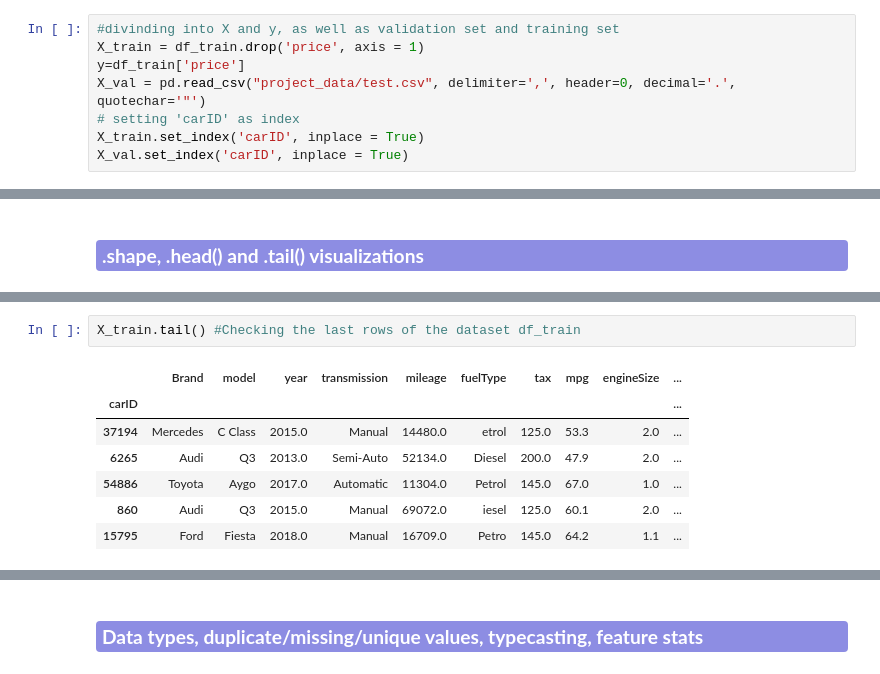
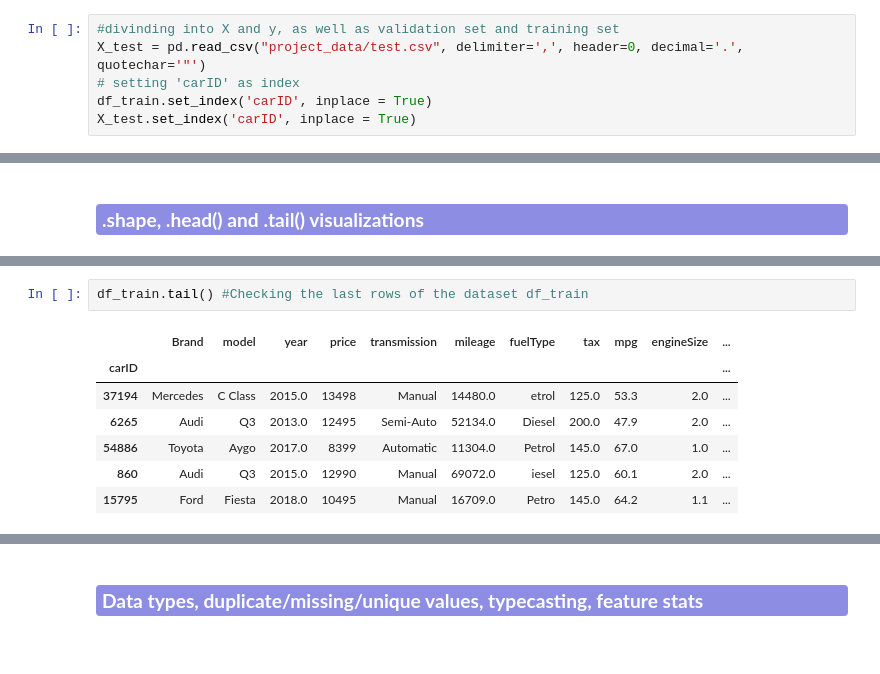
Before and after one commit to Filipesteves974/Machine-Learning-project, a Jupyter notebook: final.ipynb, the cells around one changed output, grey strips where cells are left out. Cells and saved outputs as stored; diff of their text form.

```diff
--- a/final.ipynb
+++ b/final.ipynb
@@ -59,12 +59,10 @@ np.random.seed(RSEED)
 df_train = pd.read_csv("project_data/train.csv", delimiter=',', header=0, decimal='.', quotechar='"')
 # %%
 #divinding into X and y, as well as validation set and training set
-X_train = df_train.drop('price', axis = 1)
-y=df_train['price']
-X_val = pd.read_csv("project_data/test.csv", delimiter=',', header=0, decimal='.', quotechar='"')
+X_test = pd.read_csv("project_data/test.csv", delimiter=',', header=0, decimal='.', quotechar='"')
 # setting 'carID' as index
-X_train.set_index('carID', inplace = True)
-X_val.set_index('carID', inplace = True)
+df_train.set_index('carID', inplace = True)
+X_test.set_index('carID', inplace = True)
 # %% [markdown]
 <h2 style="background-color:#E6A3D6; color:white; padding:3px 6px; border-radius:4px; font-weight:bold;">
 1. Data Pre-processing and Cleaning
@@ -98,13 +96,13 @@ X_val.head() #Checking the first rows of the dataset X_val
 | 100174 | Opel | Grandland X | 2019.000000 | Manual | 5533.000000 | Petrol | 145.0 | 44.1 | 1.2 | ... |
 | 81376 | BMW | 1 Series | 2019.000000 | Semi-Auto | 9058.000000 | Diesel | 150.0 | 51.4 | 2.0 | ... |
 # %%
-X_train.tail() #Checking the last rows of the dataset df_train
+df_train.tail() #Checking the last rows of the dataset df_train
 # %% [output]
-|  | Brand | model | year | transmission | mileage | fuelType | tax | mpg | engineSize | ... |
-| carID |  |  |  |  |  |  |  |  |  | ... |
-| 37194 | Mercedes | C Class | 2015.0 | Manual | 14480.0 | etrol | 125.0 | 53.3 | 2.0 | ... |
-| 6265 | Audi | Q3 | 2013.0 | Semi-Auto | 52134.0 | Diesel | 200.0 | 47.9 | 2.0 | ... |
-| 54886 | Toyota | Aygo | 2017.0 | Automatic | 11304.0 | Petrol | 145.0 | 67.0 | 1.0 | ... |
-| 860 | Audi | Q3 | 2015.0 | Manual | 69072.0 | iesel | 125.0 | 60.1 | 2.0 | ... |
-| 15795 | Ford | Fiesta | 2018.0 | Manual | 16709.0 | Petro | 145.0 | 64.2 | 1.1 | ... |
+|  | Brand | model | year | price | transmission | mileage | fuelType | tax | mpg | engineSize | ... |
+| carID |  |  |  |  |  |  |  |  |  |  | ... |
+| 37194 | Mercedes | C Class | 2015.0 | 13498 | Manual | 14480.0 | etrol | 125.0 | 53.3 | 2.0 | ... |
+| 6265 | Audi | Q3 | 2013.0 | 12495 | Semi-Auto | 52134.0 | Diesel | 200.0 | 47.9 | 2.0 | ... |
+| 54886 | Toyota | Aygo | 2017.0 | 8399 | Automatic | 11304.0 | Petrol | 145.0 | 67.0 | 1.0 | ... |
+| 860 | Audi | Q3 | 2015.0 | 12990 | Manual | 69072.0 | iesel | 125.0 | 60.1 | 2.0 | ... |
+| 15795 | Ford | Fiesta | 2018.0 | 10495 | Manual | 16709.0 | Petro | 145.0 | 64.2 | 1.1 | ... |
 # %%
```
Also changed, not shown: parts of 31 cells of this notebook.
